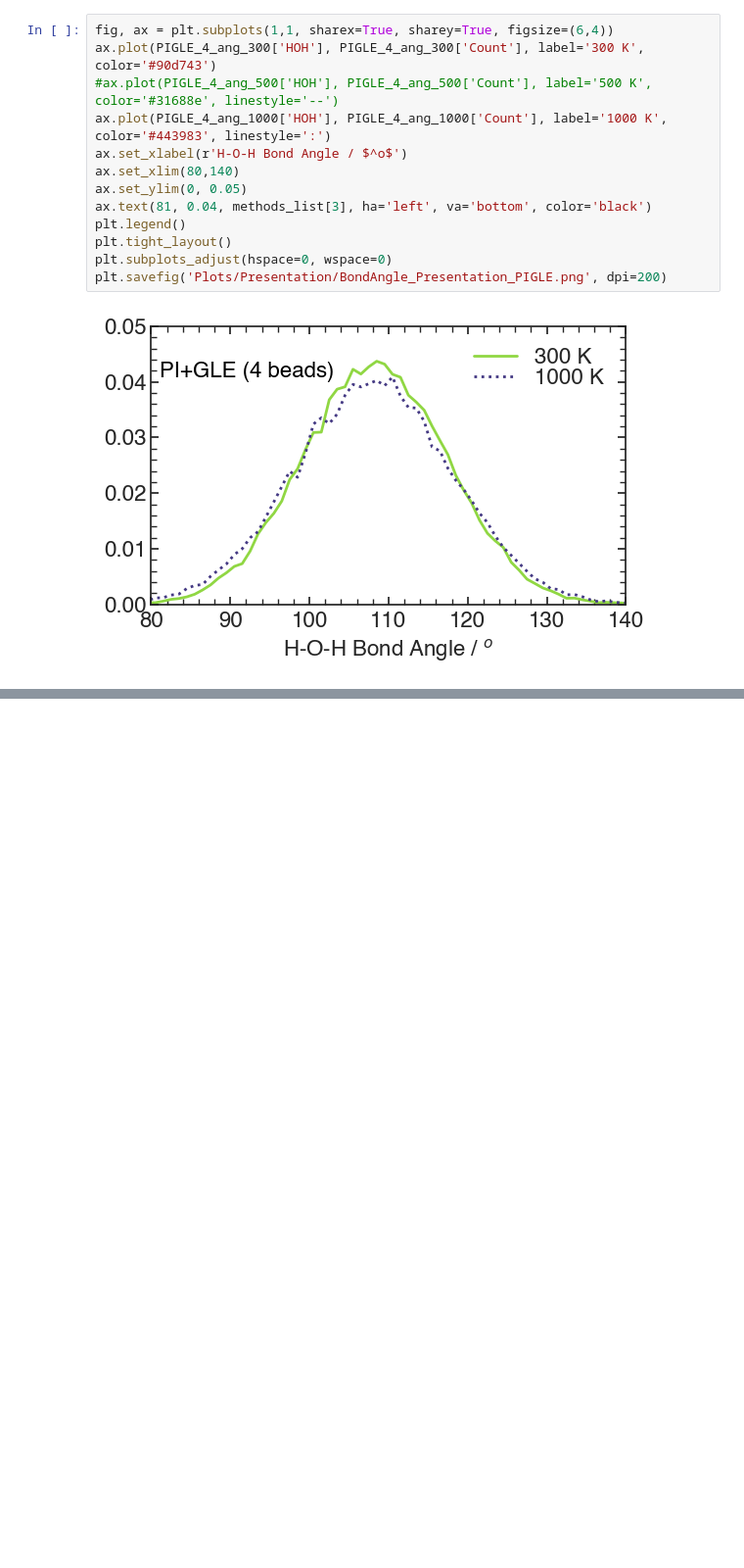
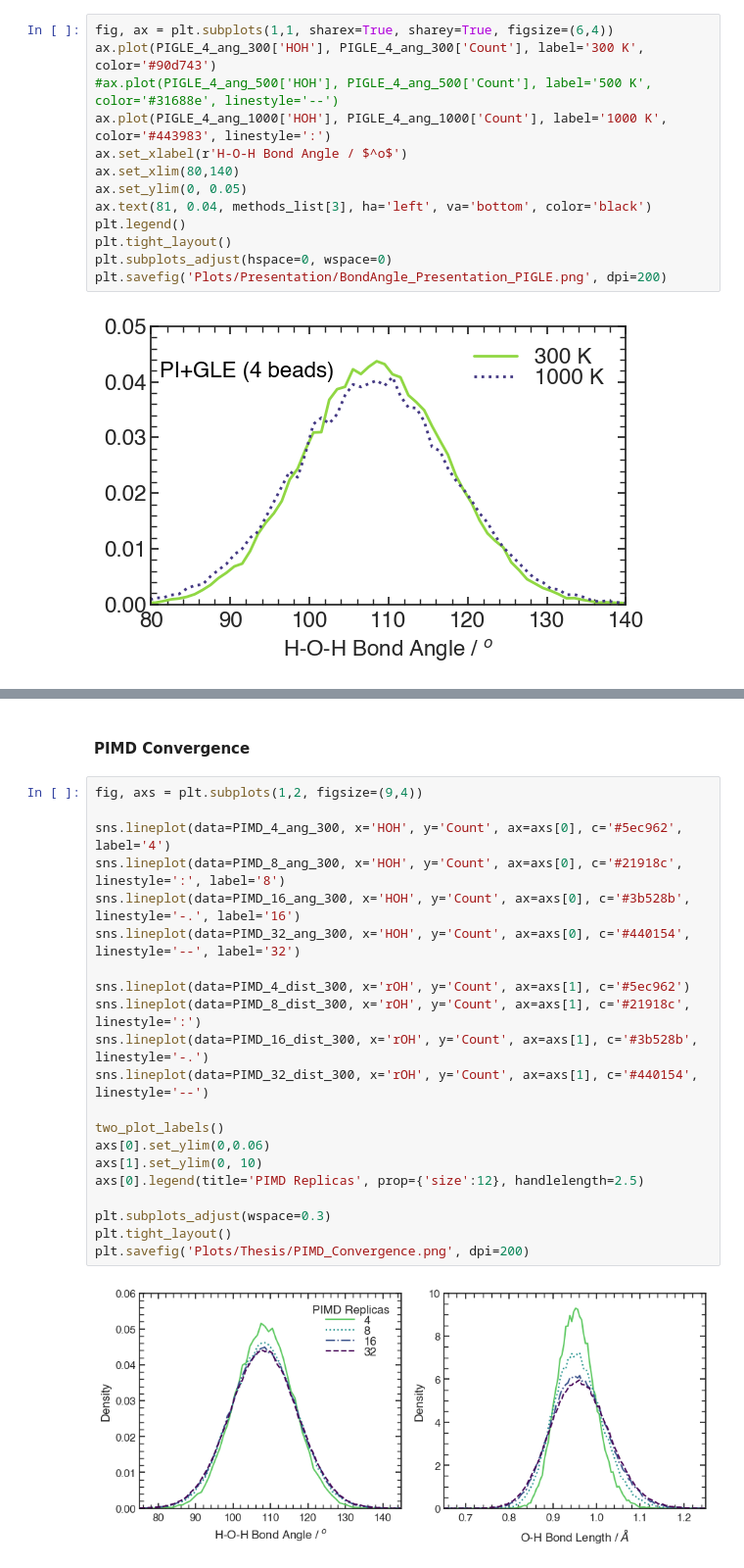
Before and after one commit to mbarnfield63/MSci_Project, a Jupyter notebook: ABIN/qTIP4P_Distributions.ipynb, the cells around one changed output, grey strips where cells are left out. Shown at 98% size. Drawn from its saved outputs; the diff is of its cells as text; blank space fills up the shorter version.

```diff
--- a/ABIN/qTIP4P_Distributions.ipynb
+++ b/ABIN/qTIP4P_Distributions.ipynb
@@ -274,0 +346,25 @@ plt.savefig('Plots/Presentation/BondAngle_Presentation_PIGLE.png', dpi=200)
+# %% [markdown]
+#### PIMD Convergence
+# %%
+fig, axs = plt.subplots(1,2, figsize=(9,4))
+
+sns.lineplot(data=PIMD_4_ang_300, x='HOH', y='Count', ax=axs[0], c='#5ec962', label='4')
+sns.lineplot(data=PIMD_8_ang_300, x='HOH', y='Count', ax=axs[0], c='#21918c', linestyle=':', label='8')
+sns.lineplot(data=PIMD_16_ang_300, x='HOH', y='Count', ax=axs[0], c='#3b528b', linestyle='-.', label='16')
+sns.lineplot(data=PIMD_32_ang_300, x='HOH', y='Count', ax=axs[0], c='#440154', linestyle='--', label='32')
+
+sns.lineplot(data=PIMD_4_dist_300, x='rOH', y='Count', ax=axs[1], c='#5ec962')
+sns.lineplot(data=PIMD_8_dist_300, x='rOH', y='Count', ax=axs[1], c='#21918c', linestyle=':')
+sns.lineplot(data=PIMD_16_dist_300, x='rOH', y='Count', ax=axs[1], c='#3b528b', linestyle='-.')
+sns.lineplot(data=PIMD_32_dist_300, x='rOH', y='Count', ax=axs[1], c='#440154', linestyle='--')
+
+two_plot_labels()
+axs[0].set_ylim(0,0.06)
+axs[1].set_ylim(0, 10)
+axs[0].legend(title='PIMD Replicas', prop={'size':12}, handlelength=2.5)
+
+plt.subplots_adjust(wspace=0.3)
+plt.tight_layout()
+plt.savefig('Plots/Thesis/PIMD_Convergence.png', dpi=200)
+# %% [output]
+[figure, added]
```
Also changed, not shown: parts of 12 cells of this notebook.
